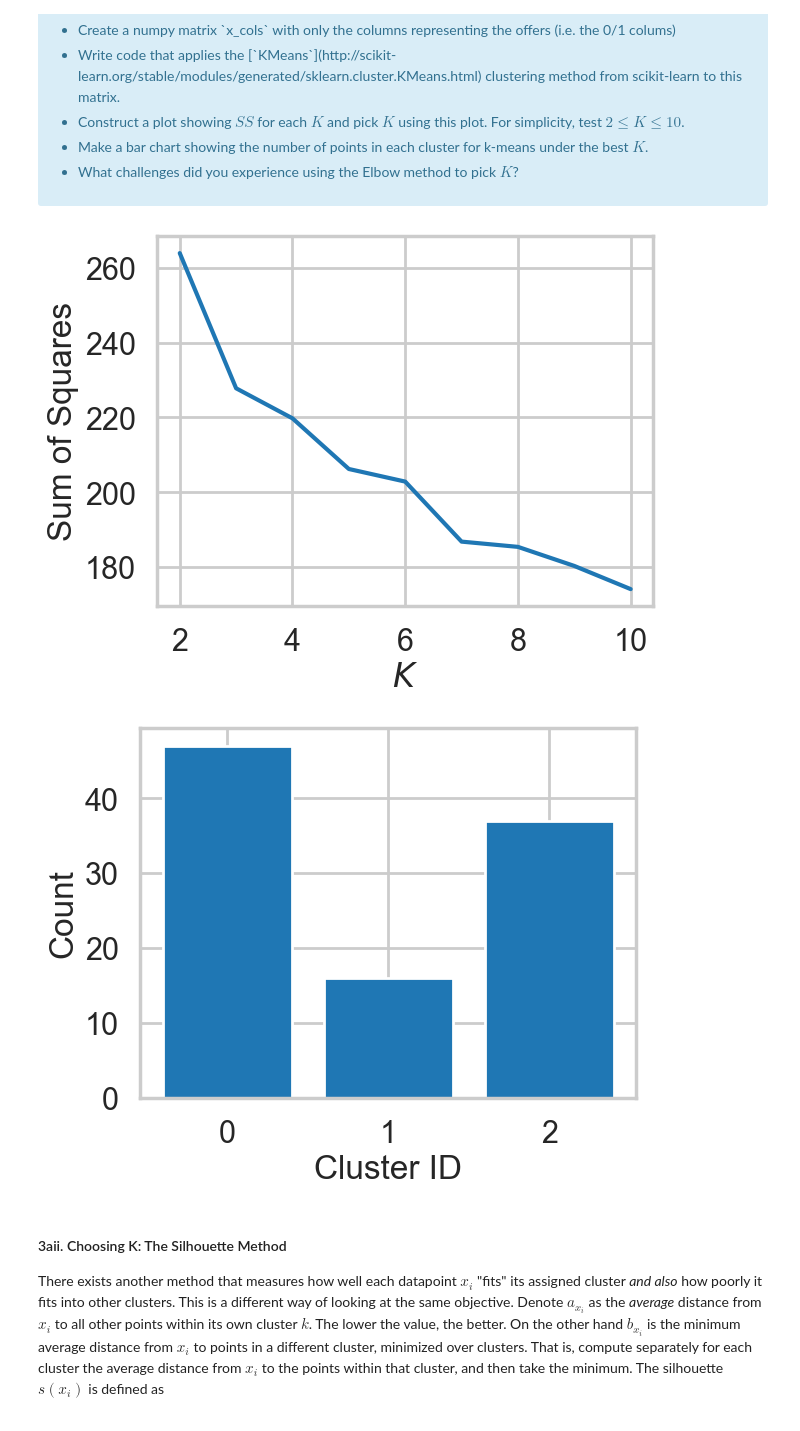
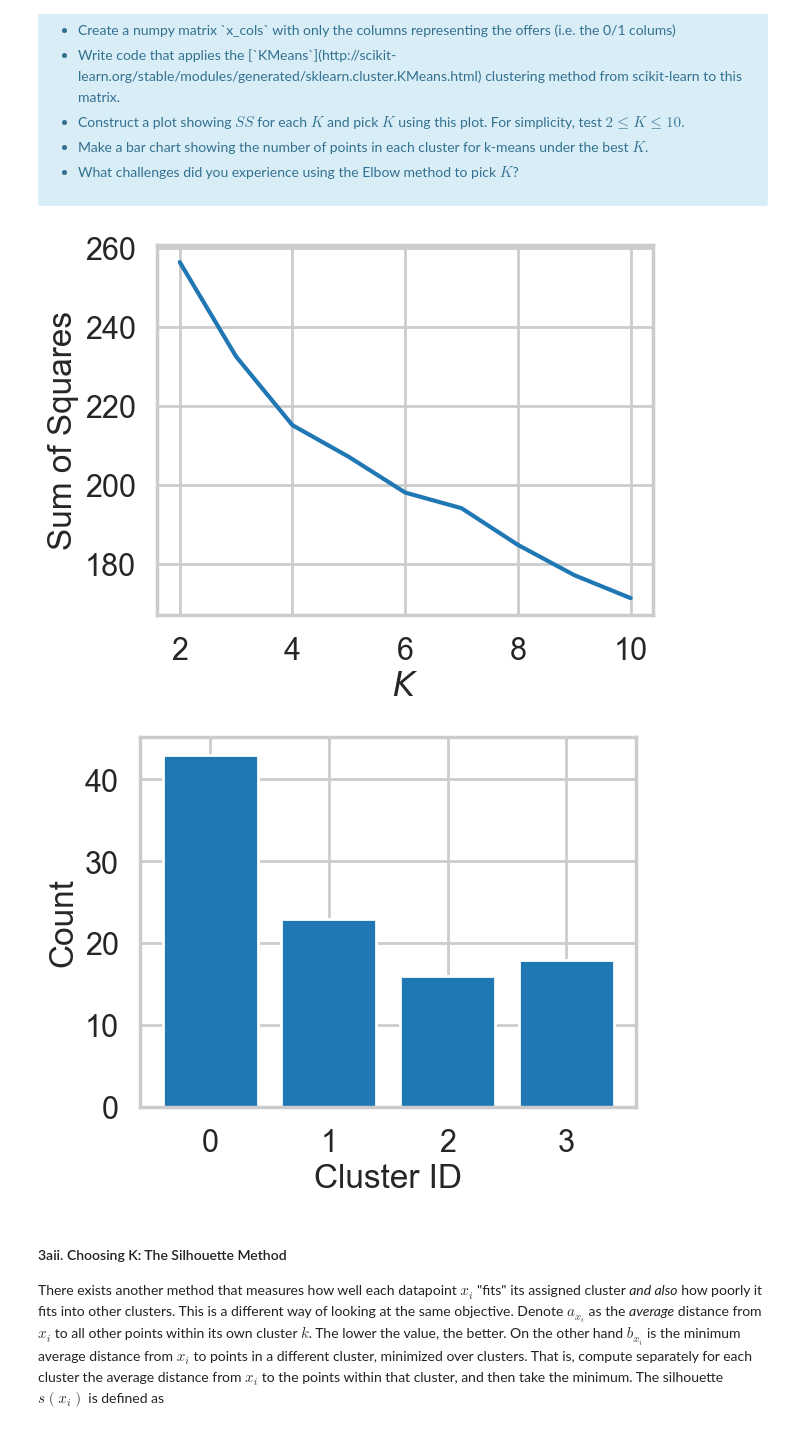
Before and after one commit to TristanPetersDS/Clustering-Case-Study, a Jupyter notebook: Customer Segmentation with K-Means.ipynb, the cells around one changed output. Cells and saved outputs as stored; diff of their text form; code cells hidden in the pictures.

```diff
--- a/Customer Segmentation with K-Means.ipynb
+++ b/Customer Segmentation with K-Means.ipynb
@@ -91,7 +91,7 @@ The first thing we need is a way to compare customers. To do this, we're going t
 # %%
 #your turn
 # Merge Transactions and Offers dataframes
-merged_df = pd.merge(df_transactions, df_offers)
+merged_df = pd.merge(df_transactions, df_offers, on="offer_id")
 
 # Create pivot table from 'customer_name' and 'offer_id' columns
 pivot = merged_df.pivot_table(index='customer_name', columns='offer_id', values='n', fill_value=0)
@@ -155,7 +155,7 @@ X = pivot.to_numpy()
 krange = list(range(2,11))
 
 for k in krange:
-    model = KMeans(n_clusters=k)
+    model = KMeans(n_clusters=k, random_state=123)
     cluster = model.fit_predict(X)
     centers = model.cluster_centers_
     ss.append(np.sum((X - centers[cluster])**2))
@@ -168,20 +168,20 @@ plt.ylabel('Sum of Squares')
 
 plt.show()
 # %% [output]
-[figure, old version]
+[figure, new version]
 # %%
-best_k = 3
+best_k = 4
 assignments_best_k = assignments[str(best_k)]
 counts = np.bincount(assignments_best_k)
 
 plt.bar(range(best_k), counts, align='center')
 plt.xlabel('Cluster ID')
 plt.ylabel('Count')
 plt.xticks(range(best_k))
 
 plt.show()
 # %% [output]
-[figure, old version]
+[figure, new version]
 # %% [markdown]
 #### 3aii. Choosing K: The Silhouette Method
 
```
Also changed, not shown: parts of 14 cells of this notebook.
